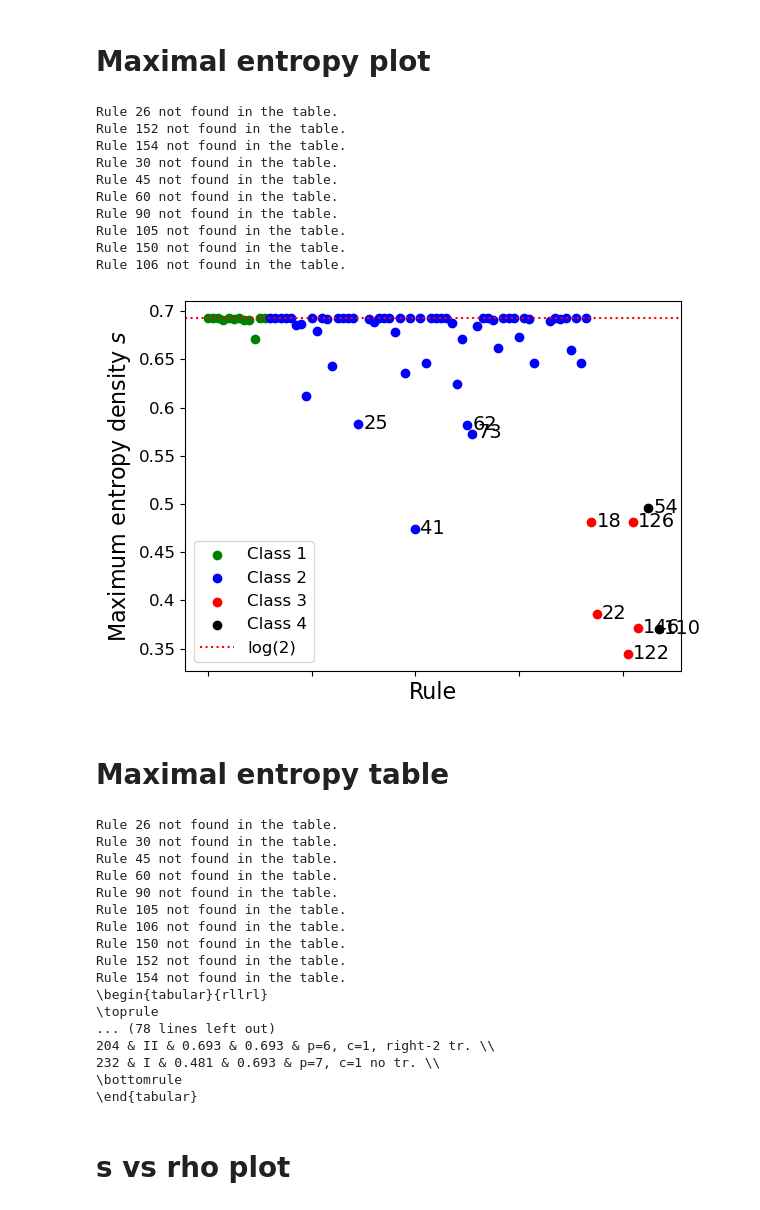
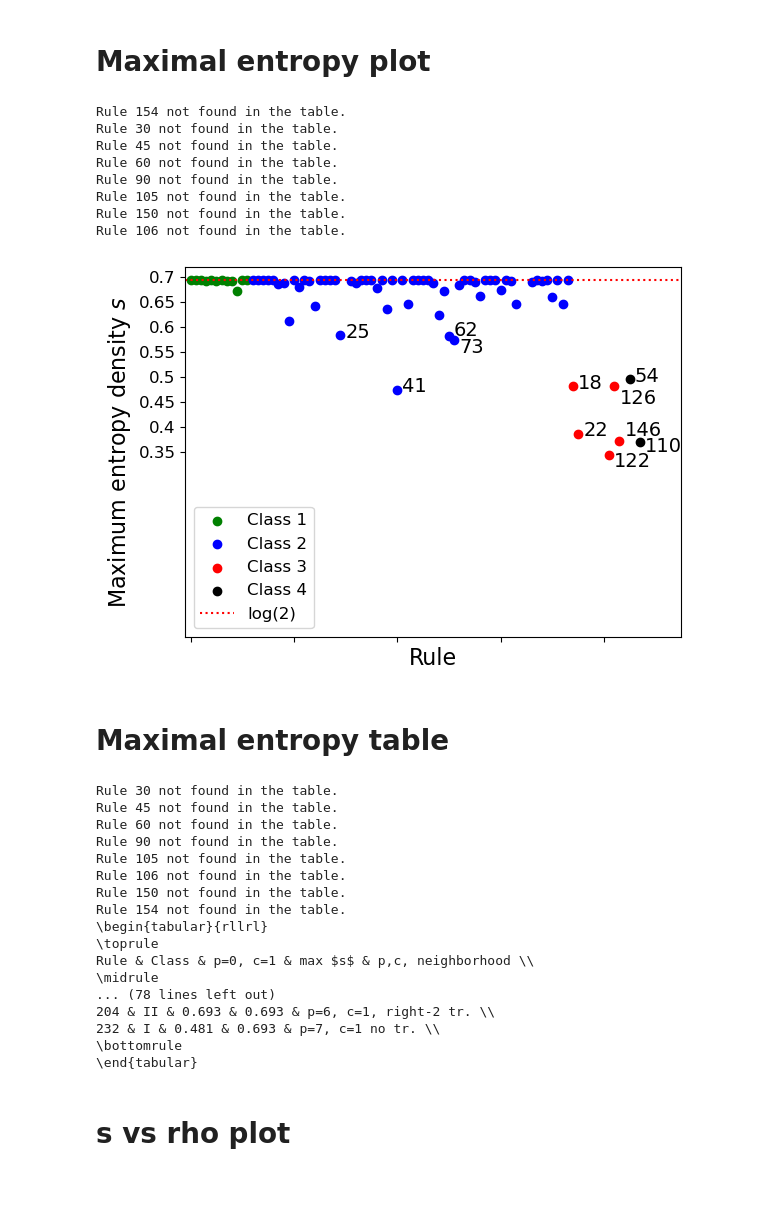
Before and after one commit to cedric-koller/counting_short_trajectories_ECA, a Jupyter notebook: plots.ipynb, the cells around one changed output. Cells and saved outputs as stored; diff of their text form; code cells hidden in the pictures.

Commit message:
max entropy figure

```diff
--- a/plots.ipynb
+++ b/plots.ipynb
@@ -300,6 +300,7 @@ first_class1=True
 first_class2=True
 first_class3=True
 first_class4=True
+
 
 plt.rcParams.update({'font.size': 12})  # Increase font size
 
@@ -316,48 +317,46 @@ for idx, rule in enumerate(all_rules):
     elif entropies[1] == 2:
         ax.scatter(idx, np.maximum(np.max(entropies[2:]),-0.1), color='blue', label='Class 2' if first_class2 else "")
         if np.maximum(np.max(entropies[2:]), -0.1)<0.6:
-            ax.text(x=idx+1, y=np.maximum(np.max(entropies[2:]), -0.1)-0.005, s=f'{rule}', fontsize=14)
+            ax.text(x=idx+1, y=np.maximum(np.max(entropies[2:]), -0.1)-0.005+0.005*(rule==62)-0.02*(rule==73), s=f'{rule}', fontsize=14)
         first_class2=False
     elif entropies[1] == 3:
         ax.scatter(idx, np.maximum(np.max(entropies[2:]), -0.1), color='red', label='Class 3' if first_class3 else "")
         if np.maximum(np.max(entropies[2:]), -0.1)>0.3:
-            ax.text(x=idx+1, y=np.maximum(np.max(entropies[2:]), -0.1)-0.005, s=f'{rule}', fontsize=14)
+            ax.text(x=idx+1, y=np.maximum(np.max(entropies[2:]), -0.1)-0.005-0.02*(rule==122)-0.03*(rule==126)+0.015*(rule==146), s=f'{rule}', fontsize=14)
         first_class3=False
     elif entropies[1] == 4:
         ax.scatter(idx, np.maximum(np.max(entropies[2:]),-0.1), color='black', label='Class 4' if first_class4 else "")
         if np.maximum(np.max(entropies[2:]), -0.1)>0.2:
-            ax.text(x=idx+1, y=np.maximum(np.max(entropies[2:]), -0.1)-0.005, s=f'{rule}', fontsize=14)
+            ax.text(x=idx+1, y=np.maximum(np.max(entropies[2:]), -0.1)-0.005-0.015*(rule==110), s=f'{rule}', fontsize=14)
         first_class4=False
 
 plt.axhline(np.log(2), color='red', linestyle=':', label='log(2)')
 ax.legend(fontsize=12)
 ax.set_xlabel('Rule', fontsize=16)
 ax.tick_params(axis='x', which='both', bottom=True, top=False, labelbottom=False)
 
 yticks = ax.get_yticks()
 # Create new labels (change the one you want)
 new_labels = [f"{np.round(y,2)}" if y != -0.1 else r"$s<0$" for y in yticks]
 new_labels[0]=''
 new_labels[-1]=''
 # Set new tick labels
 ax.set_yticks(yticks[1:-1])
 ax.set_yticklabels(new_labels[1:-1])
-#plt.ylim(-0.02, 0.72)  # Set y-axis limits to 0 and 1.1
-
+plt.ylim(-0.02, 0.72)  # Set y-axis limits to 0 and 1.1
+plt.xlim(-1, len(all_rules)+7)  # Set x-axis limits to 0 and 1.1
 
 ax.set_ylabel(r'Maximum entropy density $s$', fontsize=16);
 # %% [output]
-Rule 26 not found in the table.
-Rule 152 not found in the table.
 Rule 154 not found in the table.
 Rule 30 not found in the table.
 Rule 45 not found in the table.
 Rule 60 not found in the table.
 Rule 90 not found in the table.
 Rule 105 not found in the table.
 Rule 150 not found in the table.
 Rule 106 not found in the table.
-[figure, old version]
+[figure, new version]
 # %% [markdown]
 # Maximal entropy table
 # %%
@@ -410,7 +409,6 @@ latex_code = df.to_latex(index=False, escape=False, float_format="%.3f")
 # Print LaTeX code
 print(latex_code)
 # %% [output]
-Rule 26 not found in the table.
 Rule 30 not found in the table.
 Rule 45 not found in the table.
 Rule 60 not found in the table.
@@ -418,10 +416,11 @@ Rule 90 not found in the table.
 Rule 105 not found in the table.
 Rule 106 not found in the table.
 Rule 150 not found in the table.
-Rule 152 not found in the table.
 Rule 154 not found in the table.
 \begin{tabular}{rllrl}
 \toprule
+Rule & Class & p=0, c=1 & max $s$ & p,c, neighborhood \\
+\midrule
 ... (78 lines left out)
 204 & II & 0.693 & 0.693 & p=6, c=1, right-2 tr. \\
 232 & I & 0.481 & 0.693 & p=7, c=1 no tr. \\
```
Also changed, not shown: parts of 1 cell of this notebook, 8 other files.
